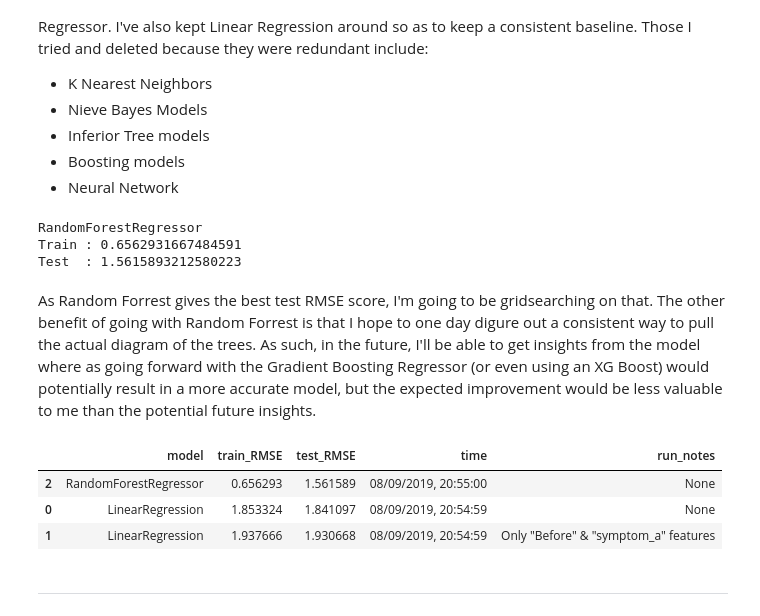
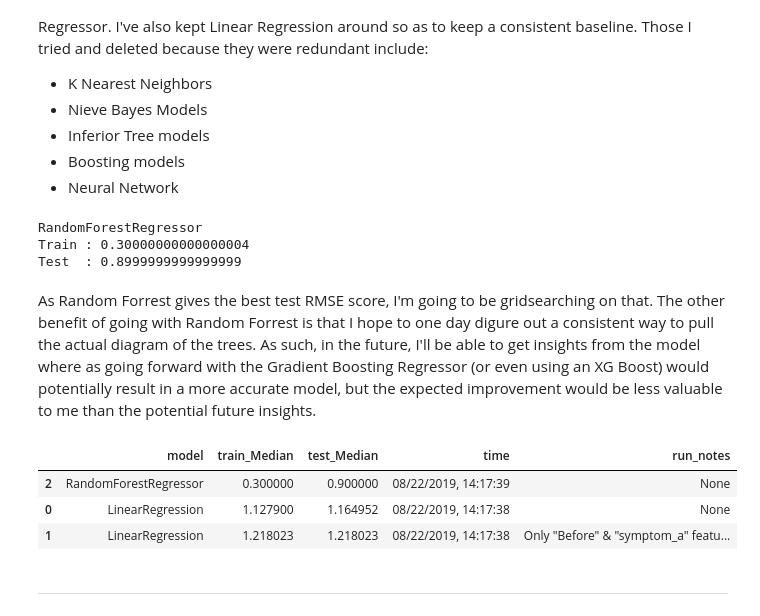
Before and after one commit to TerraJRiley/Cannabis_data, a Jupyter notebook: Cannabis_modeling_results.ipynb, the cells around one changed output. Saved outputs shown, nothing was run; the diff lists cells and outputs as text; code cells hidden in the pictures.

Commit message:
Finished Modeling

```diff
--- a/Cannabis_modeling_results.ipynb
+++ b/Cannabis_modeling_results.ipynb
@@ -47,22 +61,22 @@ df = pd.read_csv('./data/all_symptoms_cleaned.csv')
 # %%
-df_results = pd.DataFrame(columns=['model','train_RMSE','test_RMSE','time'])
+df_results = pd.DataFrame(columns=['model', 'train_Median', 'test_Median', 'time', 'run_notes'])
 
 def run_model(model, X_train, X_test, y_train, y_test,
-              results_dataframe, run_notes = 'None', save = True):
+              results_dataframe, run_notes = 'None', save = True, verbose = True):
 
     model      = model.fit(X_train, y_train)
     pred_train = model.predict(X_train)
     pred_test  = model.predict(X_test)
     dict_model = {'model' : re.findall(r'^[^@]+\(', str(model))[0].strip("("),
-    'time'       : datetime.fromtimestamp(time()).strftime('%m/%d/%Y, %H:%M:%S'),
-    'train_RMSE' : np.sqrt(metrics.mean_squared_error(y_train, pred_train)),
-    'test_RMSE'  : np.sqrt(metrics.mean_squared_error(y_test, pred_test)),
-    'run_notes'  : run_notes}
+    'time'         : datetime.fromtimestamp(time()).strftime('%m/%d/%Y, %H:%M:%S'),
+    'train_Median' : metrics.median_absolute_error(y_train, pred_train),
+    'test_Median'  : metrics.median_absolute_error(y_test, pred_test),
+    'run_notes'    : run_notes}
 
-    # Printing current results
-    print(dict_model['model'])
-    print('Train : ' + str(dict_model['train_RMSE']))
-    print('Test  : ' + str(dict_model['test_RMSE']))
+    if verbose:# Printing current results
+        print(dict_model['model'])
+        print('Train : ' + str(dict_model['train_Median']))
+        print('Test  : ' + str(dict_model['test_Median']))
 
     # Saving current results
     results_dataframe = results_dataframe.append(dict_model, ignore_index=True)
@@ -153,6 +168,6 @@ X = df[['before', 'symptom_a']]
 
 X_train, X_test, y_train, y_test = train_test_split(X, y, random_state = 13)
 df_results = run_model(LinearRegression(), X_train, X_test, y_train, y_test, df_results,
-                       run_notes = 'Only "Before" & "symptom_a" features ')
+                       run_notes = 'Only "Before" & "symptom_a" features.')
 # %% [output]
 LinearRegression
@@ -177,18 +192,18 @@ X_train, X_test, y_train, y_test = train_test_split(X, y, random_state = 13)
 df_results = run_model(RandomForestRegressor(), X_train, X_test, y_train, y_test, df_results)
 # %% [output]
 RandomForestRegressor
-Train : 0.6562931667484591
-Test  : 1.5615893212580223
+Train : 0.30000000000000004
+Test  : 0.8999999999999999
 # %% [markdown]
 As Random Forrest gives the best test RMSE score, I'm going to be gridsearching on that.
 The other benefit of going with Random Forrest is that I hope to one day digure out a consistent way to pull the actual diagram of the trees.  As such, in the future, I'll be able to get insights from the model where as going forward with the Gradient Boosting Regressor (or even using an XG Boost) would potentially result in a more accurate model, but the expected improvement would be less valuable to me than the potential future insights.
 # %%
-df_results.sort_values('test_RMSE').head(5)
+df_results.sort_values('test_Median').head(5)
 # %% [output]
-|  | model | train_RMSE | test_RMSE | time | run_notes |
-| 2 | RandomForestRegressor | 0.656293 | 1.561589 | 08/09/2019, 20:55:00 | None |
-| 0 | LinearRegression | 1.853324 | 1.841097 | 08/09/2019, 20:54:59 | None |
-| 1 | LinearRegression | 1.937666 | 1.930668 | 08/09/2019, 20:54:59 | Only "Before" & "symptom_a" features |
+|  | model | train_Median | test_Median | time | run_notes |
+| 2 | RandomForestRegressor | 0.300000 | 0.900000 | 08/22/2019, 14:17:39 | None |
+| 0 | LinearRegression | 1.127900 | 1.164952 | 08/22/2019, 14:17:38 | None |
+| 1 | LinearRegression | 1.218023 | 1.218023 | 08/22/2019, 14:17:38 | Only "Before" & "symptom_a" featu... |
 # %% [markdown]
 ---
 # %% [markdown]
```
Also changed, not shown: parts of 64 cells of this notebook, 2 other files.
